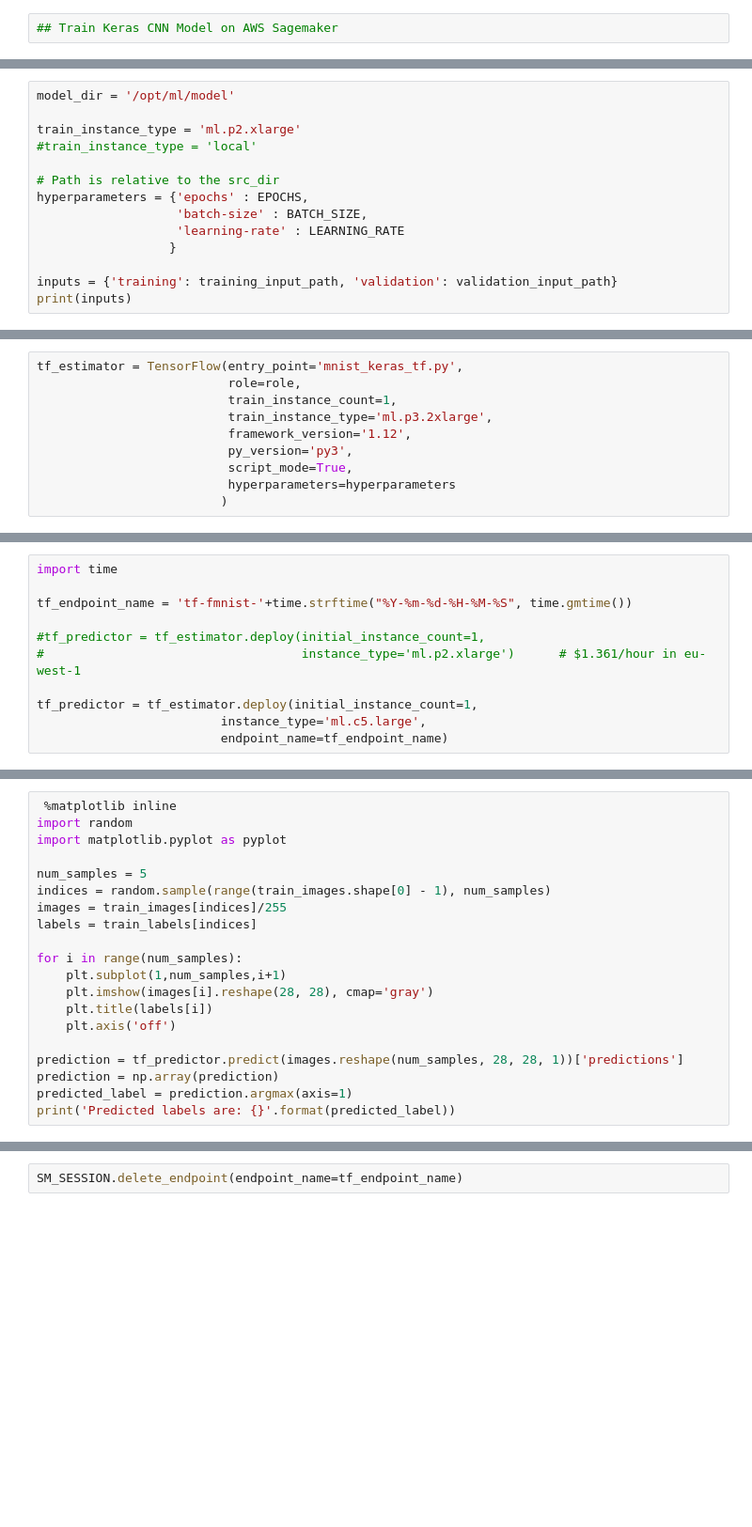
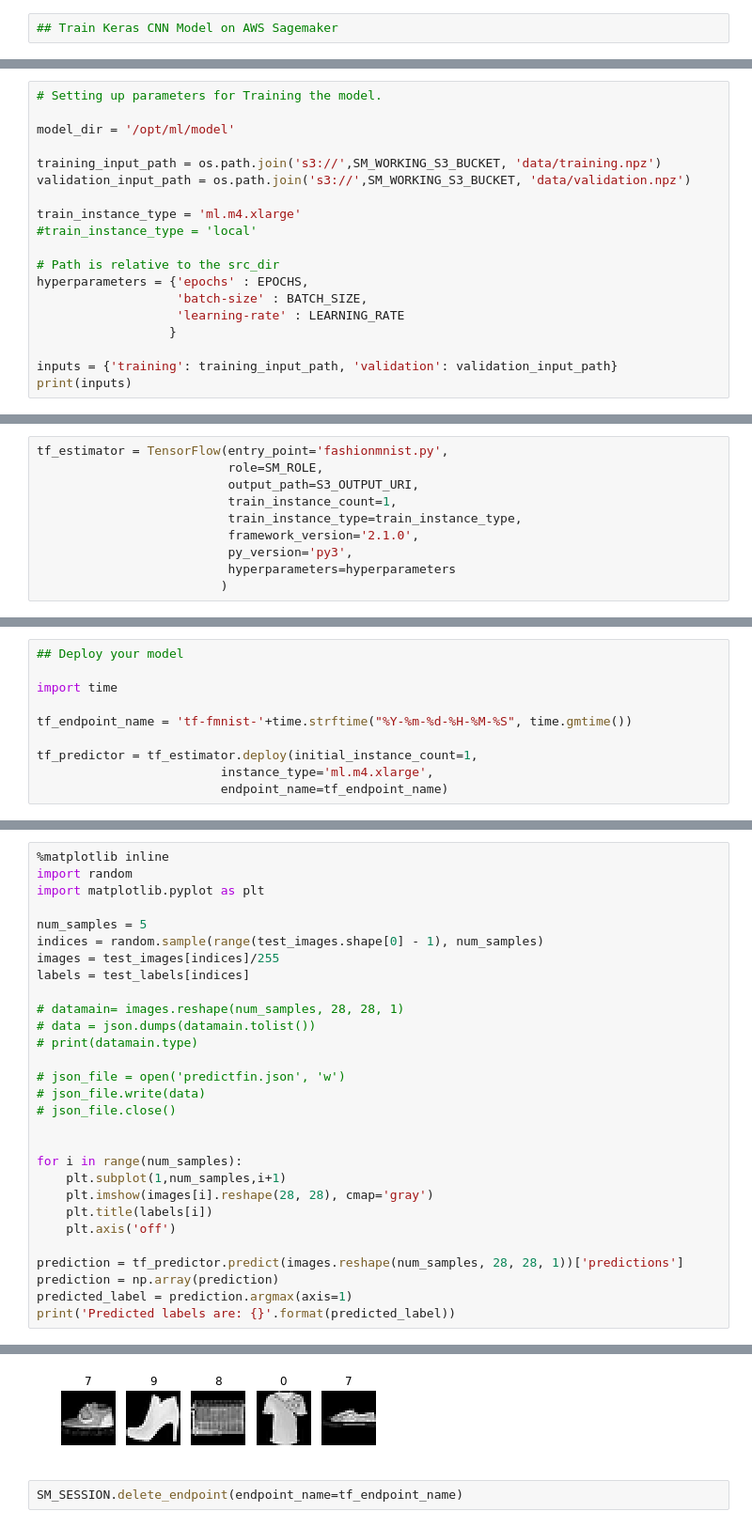
Before and after one commit to vjgpt/Tensorflow-Series, a Jupyter notebook: aws-sagemaker/fashion_mnist_sagemaker.ipynb, the cells around one changed output, grey strips where cells are left out. Shown: that part at 94% size. Cells and saved outputs as stored; diff of their text form; blank space fills up the shorter version.

```diff
--- a/aws-sagemaker/fashion_mnist_sagemaker.ipynb
+++ b/aws-sagemaker/fashion_mnist_sagemaker.ipynb
@@ -44,7 +71,12 @@ upload_file('data/validation.npz', SM_WORKING_S3_BUCKET, 's3://'+SM_WORKING_S3_B
 # %%
+# Setting up parameters for Training the model.
+
 model_dir = '/opt/ml/model'
 
-train_instance_type = 'ml.p2.xlarge'
+training_input_path = os.path.join('s3://',SM_WORKING_S3_BUCKET, 'data/training.npz')
+validation_input_path = os.path.join('s3://',SM_WORKING_S3_BUCKET, 'data/validation.npz')
+
+train_instance_type = 'ml.m4.xlarge'
 #train_instance_type = 'local'
 
 # Path is relative to the src_dir
@@ -58,11 +112,11 @@ print(inputs)
 # %%
-tf_estimator = TensorFlow(entry_point='mnist_keras_tf.py',
-                          role=role,
+tf_estimator = TensorFlow(entry_point='fashionmnist.py',
+                          role=SM_ROLE,
+                          output_path=S3_OUTPUT_URI,
                           train_instance_count=1,
-                          train_instance_type='ml.p3.2xlarge',
-                          framework_version='1.12',
+                          train_instance_type=train_instance_type,
+                          framework_version='2.1.0',
                           py_version='py3',
-                          script_mode=True,
                           hyperparameters=hyperparameters
                          )
 # %%
@@ -72,11 +142,10 @@ tf_estimator.fit(inputs)
 # %%
+## Deploy your model
+
 import time
 
 tf_endpoint_name = 'tf-fmnist-'+time.strftime("%Y-%m-%d-%H-%M-%S", time.gmtime())
 
-#tf_predictor = tf_estimator.deploy(initial_instance_count=1,
-#                                   instance_type='ml.p2.xlarge')      # $1.361/hour in eu-west-1
-
 tf_predictor = tf_estimator.deploy(initial_instance_count=1,
-                         instance_type='ml.c5.large',
+                         instance_type='ml.m4.xlarge',
                          endpoint_name=tf_endpoint_name)
@@ -83,12 +154,21 @@ tf_predictor = tf_estimator.deploy(initial_instance_count=1,
 # %%
- %matplotlib inline
+%matplotlib inline
 import random
-import matplotlib.pyplot as pyplot
+import matplotlib.pyplot as plt
 
 num_samples = 5
-indices = random.sample(range(train_images.shape[0] - 1), num_samples)
-images = train_images[indices]/255
-labels = train_labels[indices]
+indices = random.sample(range(test_images.shape[0] - 1), num_samples)
+images = test_images[indices]/255
+labels = test_labels[indices]
+
+# datamain= images.reshape(num_samples, 28, 28, 1)
+# data = json.dumps(datamain.tolist())
+# print(datamain.type)
+
+# json_file = open('predictfin.json', 'w')
+# json_file.write(data)
+# json_file.close()
+
 
 for i in range(num_samples):
     plt.subplot(1,num_samples,i+1)
@@ -100,3 +180,4 @@ prediction = tf_predictor.predict(images.reshape(num_samples, 28, 28, 1))['predi
 prediction = np.array(prediction)
 predicted_label = prediction.argmax(axis=1)
 print('Predicted labels are: {}'.format(predicted_label))
+# %% [output]
@@ -103,2 +185,3 @@ print('Predicted labels are: {}'.format(predicted_label))
+[figure, added]
 # %%
 SM_SESSION.delete_endpoint(endpoint_name=tf_endpoint_name)
```
Also changed, not shown: parts of 12 cells of this notebook, 1 other file.
